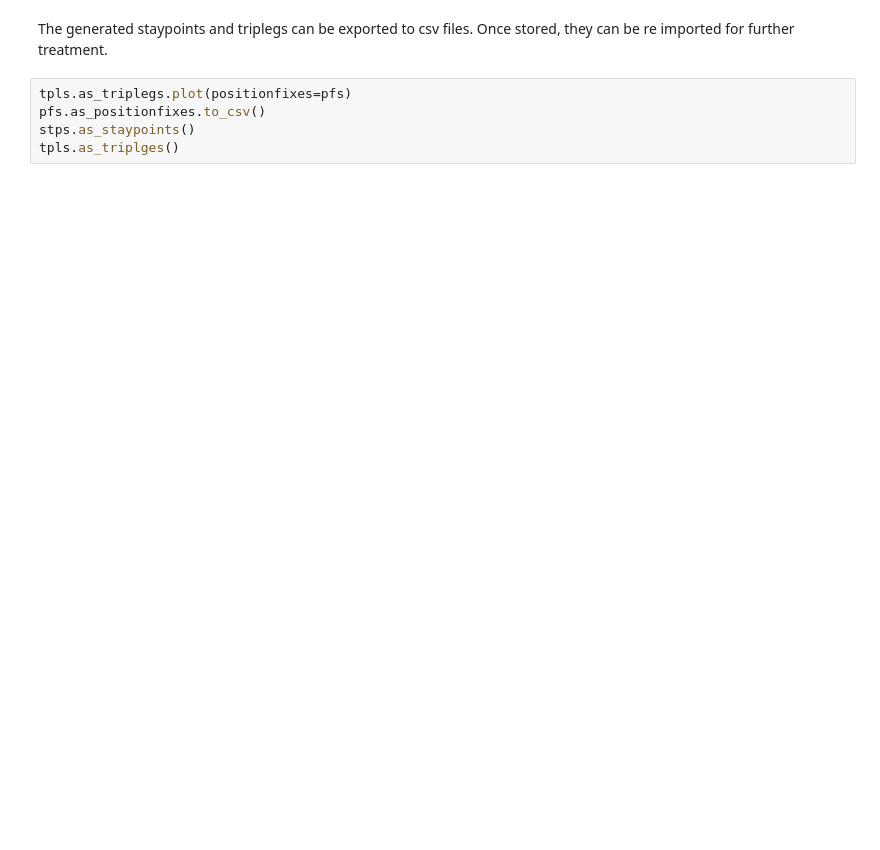
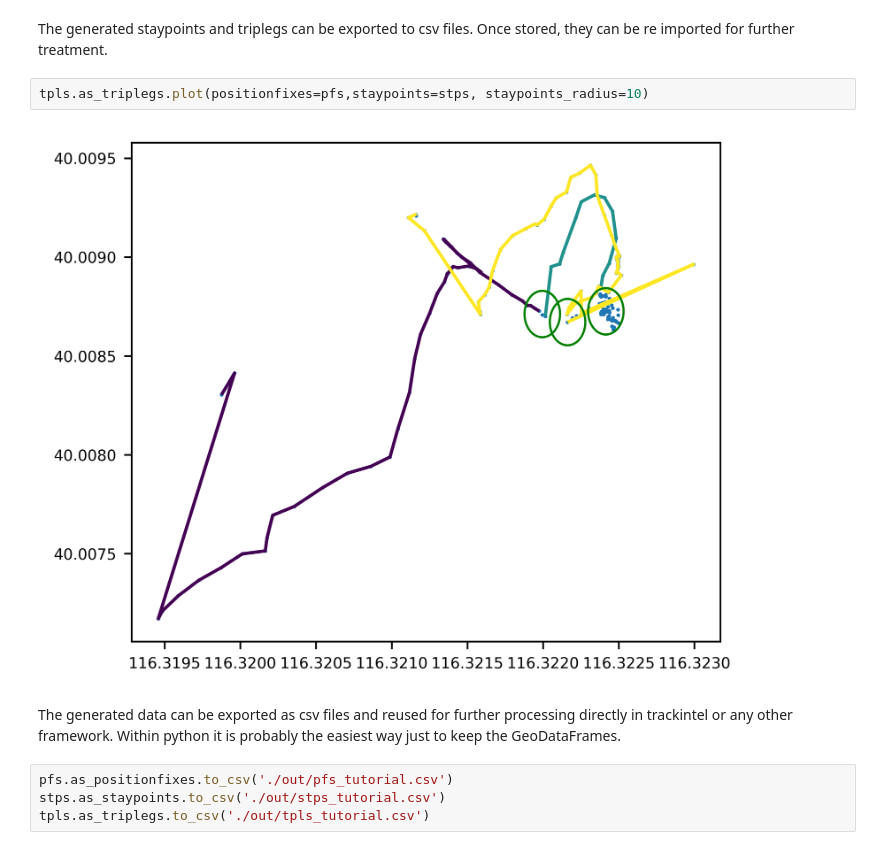
Before and after one commit to mie-lab/trackintel, a Jupyter notebook: examples/trackintel_basic_tutorial.ipynb, the cells around one changed output. Saved outputs shown, nothing was run; the diff lists cells and outputs as text; blank space fills up the shorter version.

```diff
--- a/examples/trackintel_basic_tutorial.ipynb
+++ b/examples/trackintel_basic_tutorial.ipynb
@@ -64,7 +65,12 @@ ValueError: columns overlap but no suffix specified: Index(['tripleg_id'], dtype
 # %% [markdown]
 The generated staypoints and triplegs can be exported to csv files. Once stored, they can be re imported for further treatment.
 # %%
-tpls.as_triplegs.plot(positionfixes=pfs)
-pfs.as_positionfixes.to_csv()
-stps.as_staypoints()
-tpls.as_triplges()
+tpls.as_triplegs.plot(positionfixes=pfs,staypoints=stps, staypoints_radius=10)
+# %% [output]
+[figure, added]
+# %% [markdown]
+The generated data can be exported as csv files and reused for further processing directly in trackintel or any other framework. Within python it is probably the easiest way just to keep the GeoDataFrames.
+# %%
+pfs.as_positionfixes.to_csv('./out/pfs_tutorial.csv')
+stps.as_staypoints.to_csv('./out/stps_tutorial.csv')
+tpls.as_triplegs.to_csv('./out/tpls_tutorial.csv')
```
Also changed, not shown: parts of 4 cells of this notebook, 1 other file.
